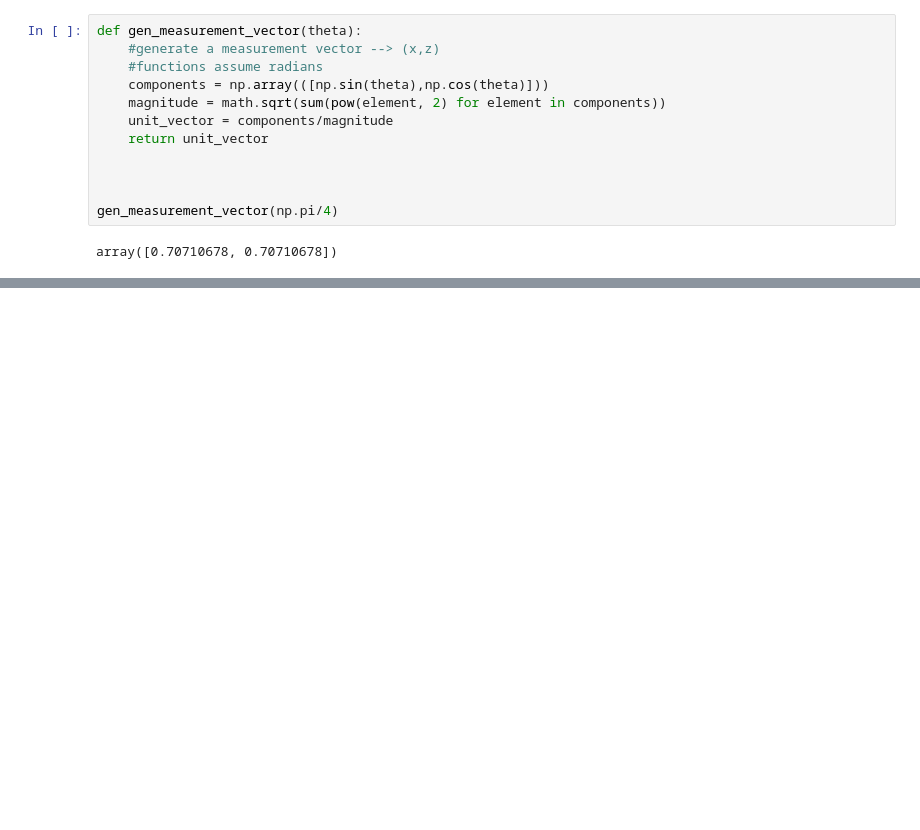
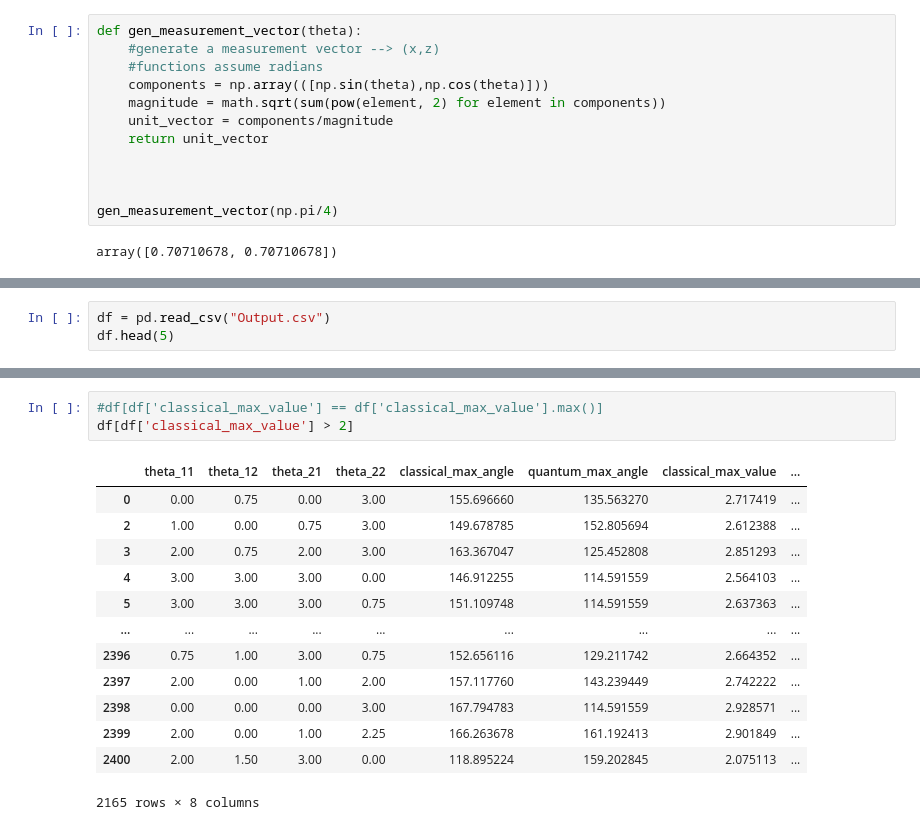
Before and after one commit to jacobsc050/Problem-3, a Jupyter notebook: problem31.ipynb, the cells around one changed output, grey strips where cells are left out. Drawn from its saved outputs; the diff is of its cells as text; blank space fills up the shorter version.

```diff
--- a/problem31.ipynb
+++ b/problem31.ipynb
@@ -202,0 +310,3 @@ plt.legend(["classical", "quantum"])
+# %%
+df = pd.read_csv("Output.csv")
+df.head(5)
@@ -202,0 +328,17 @@ plt.legend(["classical", "quantum"])
+# %%
+#df[df['classical_max_value'] == df['classical_max_value'].max()]
+df[df['classical_max_value'] > 2]
+# %% [output]
+|  | theta_11 | theta_12 | theta_21 | theta_22 | classical_max_angle | quantum_max_angle | classical_max_value | ... |
+| 0 | 0.00 | 0.75 | 0.00 | 3.00 | 155.696660 | 135.563270 | 2.717419 | ... |
+| 2 | 1.00 | 0.00 | 0.75 | 3.00 | 149.678785 | 152.805694 | 2.612388 | ... |
+| 3 | 2.00 | 0.75 | 2.00 | 3.00 | 163.367047 | 125.452808 | 2.851293 | ... |
+| 4 | 3.00 | 3.00 | 3.00 | 0.00 | 146.912255 | 114.591559 | 2.564103 | ... |
+| 5 | 3.00 | 3.00 | 3.00 | 0.75 | 151.109748 | 114.591559 | 2.637363 | ... |
+| ... | ... | ... | ... | ... | ... | ... | ... | ... |
+| 2396 | 0.75 | 1.00 | 3.00 | 0.75 | 152.656116 | 129.211742 | 2.664352 | ... |
+| 2397 | 2.00 | 0.00 | 1.00 | 2.00 | 157.117760 | 143.239449 | 2.742222 | ... |
+| 2398 | 0.00 | 0.00 | 0.00 | 3.00 | 167.794783 | 114.591559 | 2.928571 | ... |
+| 2399 | 2.00 | 0.00 | 1.00 | 2.25 | 166.263678 | 161.192413 | 2.901849 | ... |
+| 2400 | 2.00 | 1.50 | 3.00 | 0.00 | 118.895224 | 159.202845 | 2.075113 | ... |
+2165 rows × 8 columns
```
Also changed, not shown: parts of 8 cells of this notebook, 2 other files.
